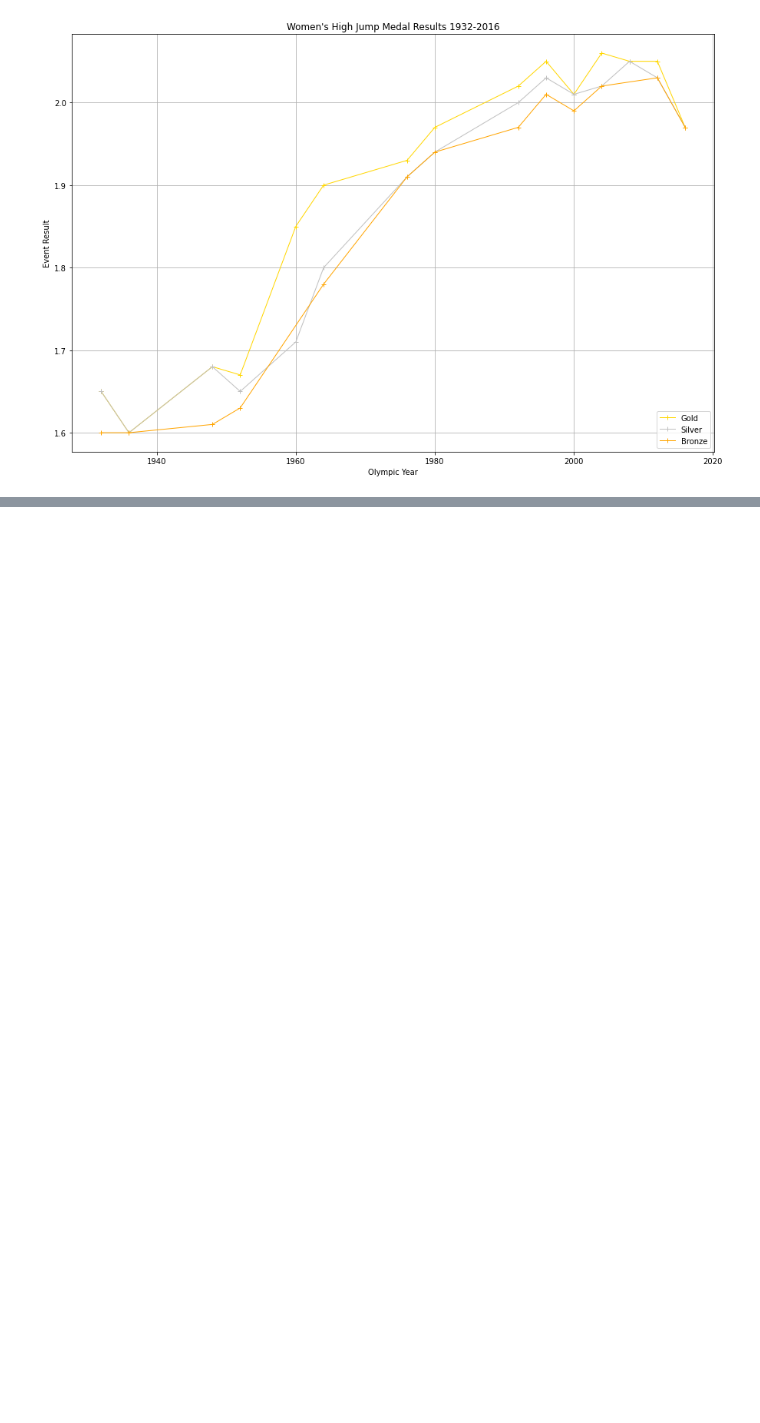
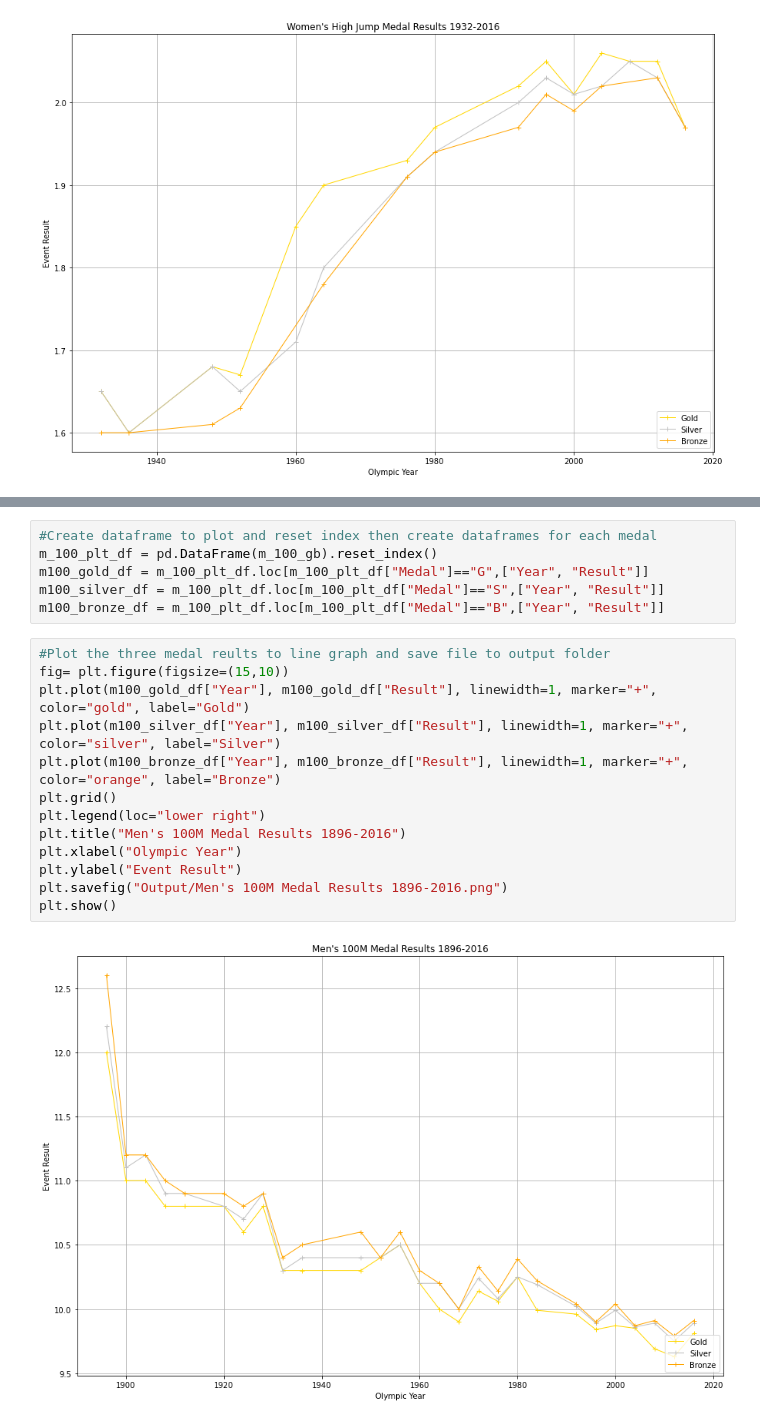
Before and after one commit to dstagner63/Project1, a Jupyter notebook: master_file.ipynb, the cells around one changed output, grey strips where cells are left out. Saved outputs shown, nothing was run; the diff lists cells and outputs as text; blank space fills up the shorter version.

```diff
--- a/master_file.ipynb
+++ b/master_file.ipynb
@@ -95,0 +171,21 @@ See the caveats in the documentation: https://pandas.pydata.org/pandas-docs/stab
+# %%
+#Create dataframe to plot and reset index then create dataframes for each medal
+m_100_plt_df = pd.DataFrame(m_100_gb).reset_index()
+m100_gold_df = m_100_plt_df.loc[m_100_plt_df["Medal"]=="G",["Year", "Result"]]
+m100_silver_df = m_100_plt_df.loc[m_100_plt_df["Medal"]=="S",["Year", "Result"]]
+m100_bronze_df = m_100_plt_df.loc[m_100_plt_df["Medal"]=="B",["Year", "Result"]]
+# %%
+#Plot the three medal reults to line graph and save file to output folder
+fig= plt.figure(figsize=(15,10))
+plt.plot(m100_gold_df["Year"], m100_gold_df["Result"], linewidth=1, marker="+", color="gold", label="Gold")
+plt.plot(m100_silver_df["Year"], m100_silver_df["Result"], linewidth=1, marker="+", color="silver", label="Silver")
+plt.plot(m100_bronze_df["Year"], m100_bronze_df["Result"], linewidth=1, marker="+", color="orange", label="Bronze")
+plt.grid()
+plt.legend(loc="lower right")
+plt.title("Men's 100M Medal Results 1896-2016")
+plt.xlabel("Olympic Year")
+plt.ylabel("Event Result")
+plt.savefig("Output/Men's 100M Medal Results 1896-2016.png")
+plt.show()
+# %% [output]
+[figure, added]
```
Also changed, not shown: parts of 22 cells of this notebook.
